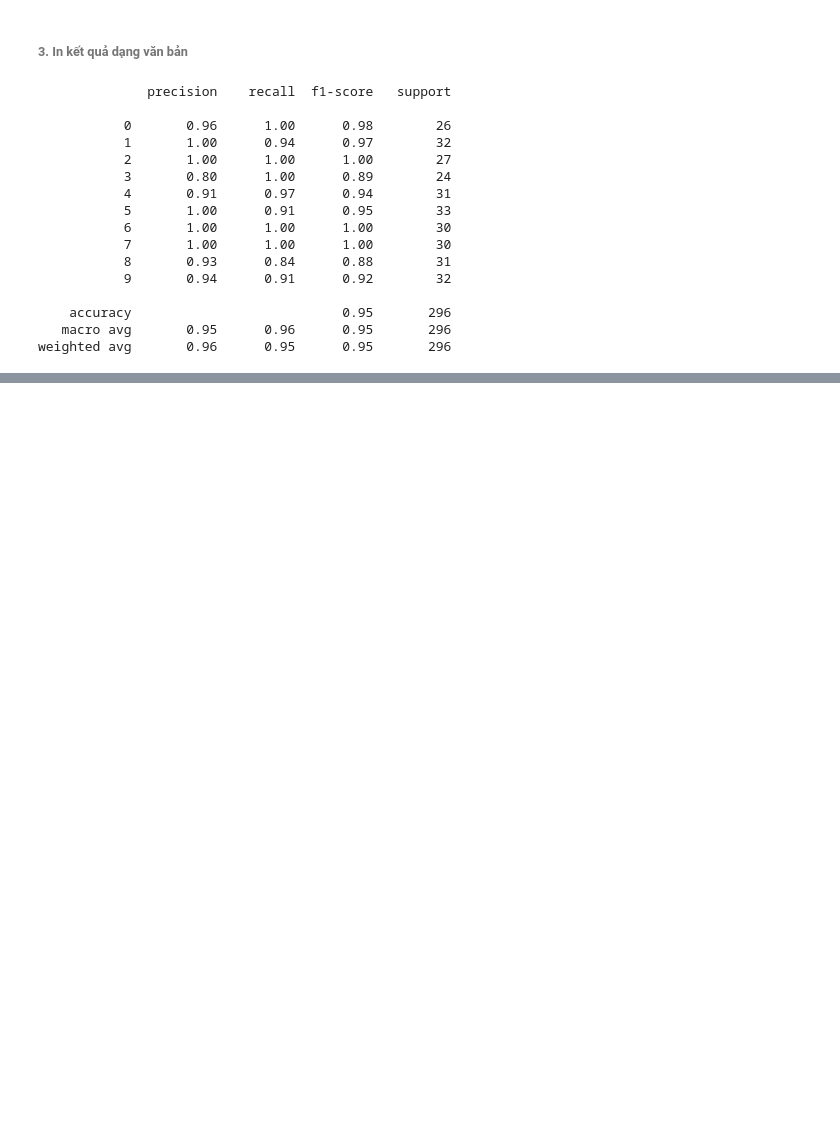
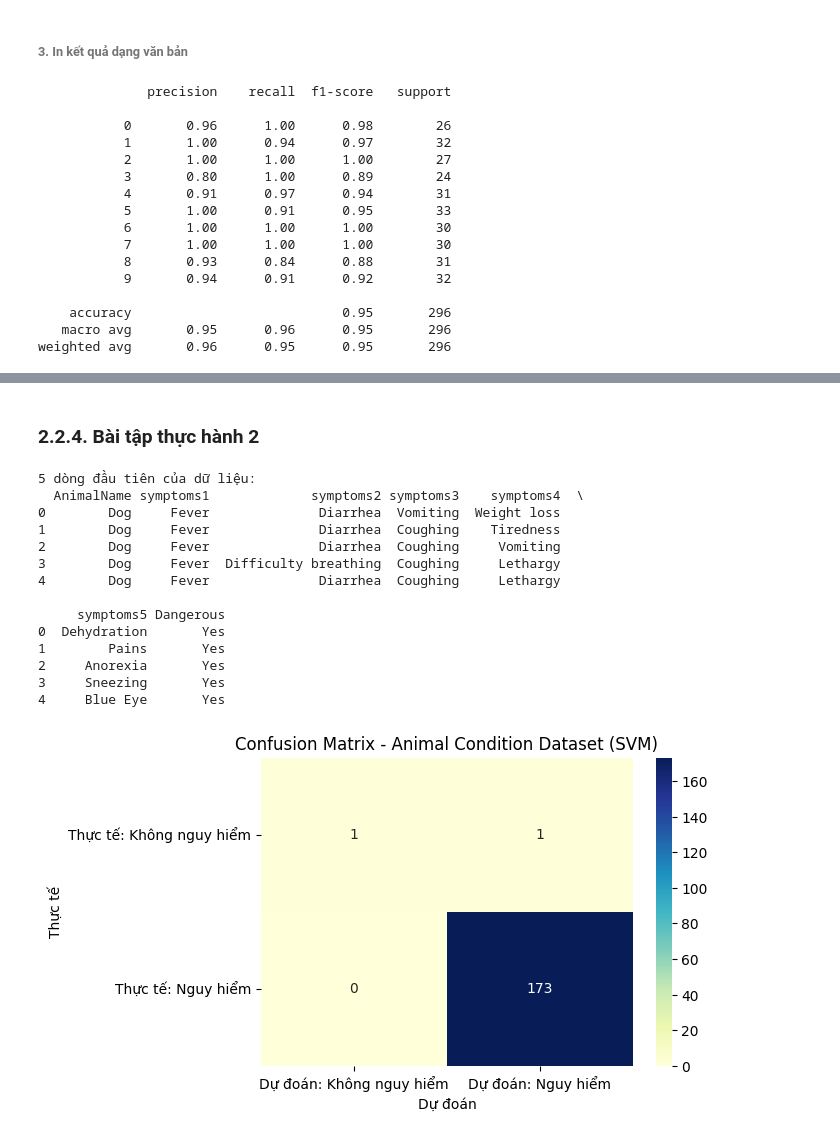
Before and after one commit to qdatether/ueh25_kythuatlaptrinh_stata_python_st3, a Jupyter notebook: Bai_tap_tren_lop/Mid-term/2.1-2.2.2.ipynb, the cells around one changed output, grey strips where cells are left out. Cells and saved outputs as stored; diff of their text form; code cells hidden in the pictures; blank space fills up the shorter version.

```diff
--- a/Bai_tap_tren_lop/Mid-term/2.1-2.2.2.ipynb
+++ b/Bai_tap_tren_lop/Mid-term/2.1-2.2.2.ipynb
@@ -1120,0 +1183,80 @@ weighted avg       0.96      0.95      0.95       296
+# %% [markdown]
+### 2.2.4. Bài tập thực hành 2
+# %%
+# 1. Import thư viện
+import pandas as pd
+import matplotlib.pyplot as plt
+import seaborn as sns
+from sklearn import svm
+from sklearn.model_selection import train_test_split
+from sklearn.preprocessing import LabelEncoder
+from sklearn.metrics import confusion_matrix, classification_report
+
+# 2. Đọc dữ liệu Animal Condition
+data = pd.read_csv("animal_condition.csv")
+
+print("5 dòng đầu tiên của dữ liệu:")
+print(data.head())
+
+# 3. Xử lý dữ liệu
+# Encode cột nhãn (Dangerous) thành số
+le = LabelEncoder()
+data["Dangerous_encoded"] = le.fit_transform(data["Dangerous"])
+
+# One-hot encoding cho các cột dạng chuỗi
+categorical_cols = ['AnimalName', 'symptoms1', 'symptoms2', 'symptoms3', 'symptoms4', 'symptoms5']
+data = pd.get_dummies(data.drop("Dangerous", axis=1), columns=categorical_cols, drop_first=True)
+
+# 4. Tách features (X) và target (y)
+X = data.drop("Dangerous_encoded", axis=1)
+y = data["Dangerous_encoded"]
+
+# 5. Chia dữ liệu train/test 80/20
+X_train, X_test, y_train, y_test = train_test_split(
+    X, y, test_size=0.2, random_state=42
+)
+
+# 6. Khởi tạo và huấn luyện mô hình SVM
+svc = svm.SVC(kernel="rbf", gamma=0.001, C=100)
+svc.fit(X_train, y_train)
+
+# 7. Dự đoán
+y_pred = svc.predict(X_test)
+
+# 8. Đánh giá mô hình bằng Confusion Matrix
+# Tạo nhãn hiển thị dễ hiểu
+labels = ["Không nguy hiểm", "Nguy hiểm"]
+
+cm = confusion_matrix(y_test, y_pred)
+conf_matrix = pd.DataFrame(
+    data=cm,
+    index=[f"Thực tế: {cls}" for cls in labels],
+    columns=[f"Dự đoán: {cls}" for cls in labels]
+)
+
+plt.figure(figsize=(6, 4))
+sns.heatmap(conf_matrix, annot=True, fmt="d", cmap="YlGnBu")
+plt.title("Confusion Matrix - Animal Condition Dataset (SVM)")
+plt.ylabel("Thực tế")
+plt.xlabel("Dự đoán")
+plt.show()
+
+# 9. In báo cáo phân loại
+print("Báo cáo đánh giá mô hình SVM trên Animal Condition Dataset:")
+print(classification_report(y_test, y_pred, target_names=labels))
+# %% [output]
+5 dòng đầu tiên của dữ liệu:
+  AnimalName symptoms1             symptoms2 symptoms3    symptoms4  \
+0        Dog     Fever              Diarrhea  Vomiting  Weight loss
+1        Dog     Fever              Diarrhea  Coughing    Tiredness
+2        Dog     Fever              Diarrhea  Coughing     Vomiting
+3        Dog     Fever  Difficulty breathing  Coughing     Lethargy
+4        Dog     Fever              Diarrhea  Coughing     Lethargy
+
+     symptoms5 Dangerous
+0  Dehydration       Yes
+1        Pains       Yes
+2     Anorexia       Yes
+3     Sneezing       Yes
+4     Blue Eye       Yes
+[figure, added]
```
Also changed, not shown: parts of 16 cells of this notebook, 6 other files.
